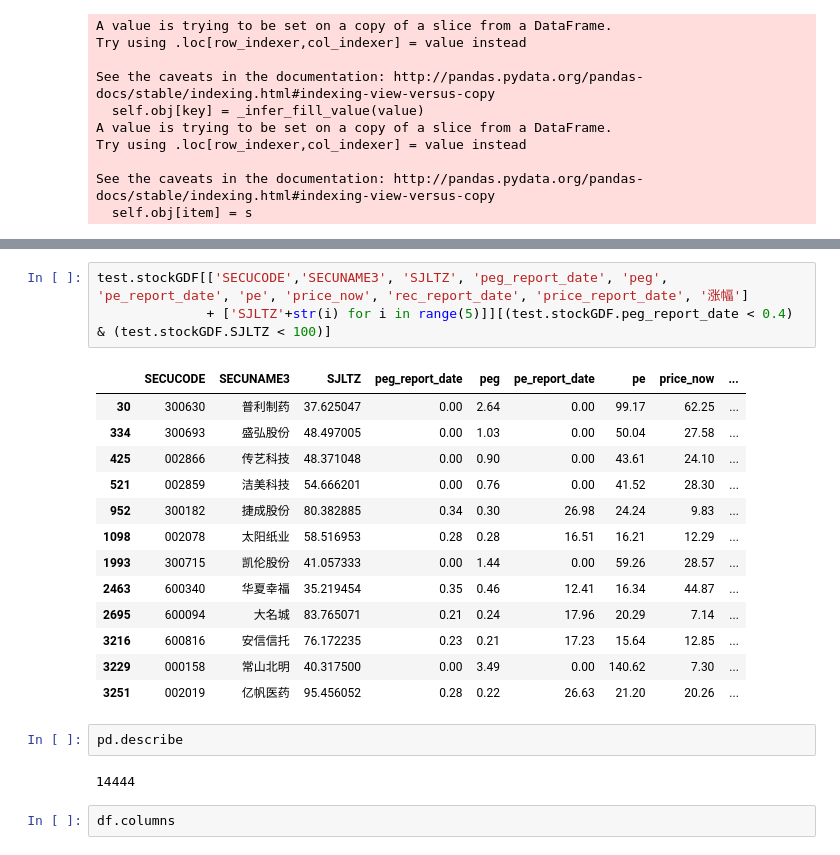
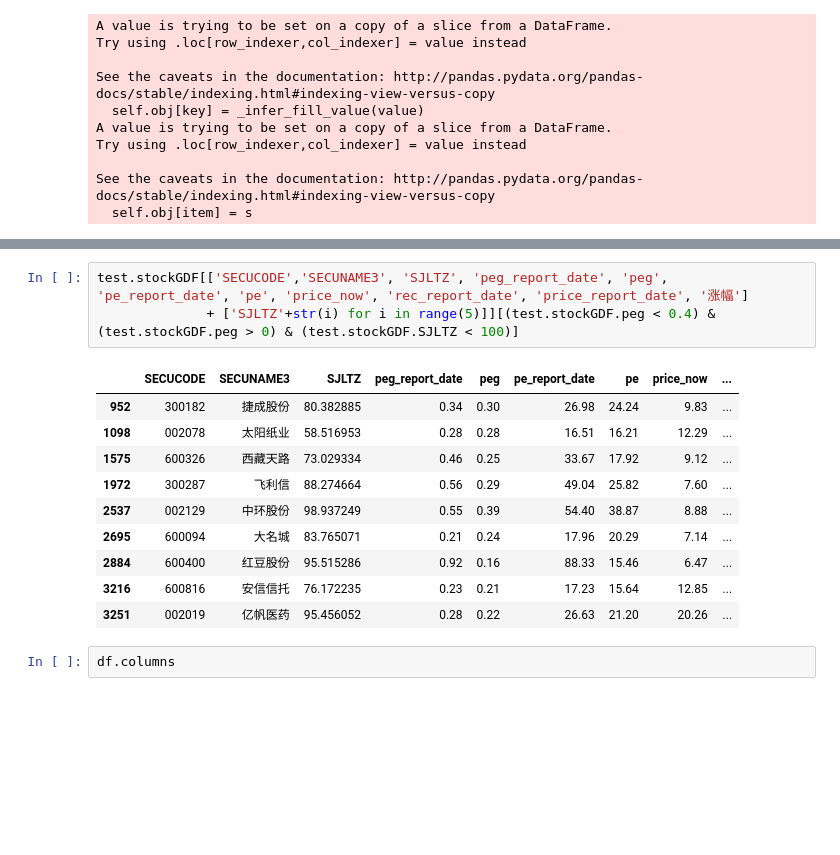
Before and after one commit to lightjl/Anaconda_code, a Jupyter notebook: yjbb.ipynb, the cells around one changed output, grey strips where cells are left out. Drawn from its saved outputs; the diff is of its cells as text; blank space fills up the shorter version.

```diff
--- a/yjbb.ipynb
+++ b/yjbb.ipynb
@@ -90,24 +105,17 @@ See the caveats in the documentation: http://pandas.pydata.org/pandas-docs/stabl
 # %%
 test.stockGDF[['SECUCODE','SECUNAME3', 'SJLTZ', 'peg_report_date', 'peg', 'pe_report_date', 'pe', 'price_now', 'rec_report_date', 'price_report_date', '涨幅']
-              + ['SJLTZ'+str(i) for i in range(5)]][(test.stockGDF.peg_report_date < 0.4) & (test.stockGDF.SJLTZ < 100)]
+              + ['SJLTZ'+str(i) for i in range(5)]][(test.stockGDF.peg < 0.4) & (test.stockGDF.peg > 0) & (test.stockGDF.SJLTZ < 100)]
 # %% [output]
 |  | SECUCODE | SECUNAME3 | SJLTZ | peg_report_date | peg | pe_report_date | pe | price_now | ... |
-| 30 | 300630 | 普利制药 | 37.625047 | 0.00 | 2.64 | 0.00 | 99.17 | 62.25 | ... |
-| 334 | 300693 | 盛弘股份 | 48.497005 | 0.00 | 1.03 | 0.00 | 50.04 | 27.58 | ... |
-| 425 | 002866 | 传艺科技 | 48.371048 | 0.00 | 0.90 | 0.00 | 43.61 | 24.10 | ... |
-| 521 | 002859 | 洁美科技 | 54.666201 | 0.00 | 0.76 | 0.00 | 41.52 | 28.30 | ... |
 | 952 | 300182 | 捷成股份 | 80.382885 | 0.34 | 0.30 | 26.98 | 24.24 | 9.83 | ... |
 | 1098 | 002078 | 太阳纸业 | 58.516953 | 0.28 | 0.28 | 16.51 | 16.21 | 12.29 | ... |
-| 1993 | 300715 | 凯伦股份 | 41.057333 | 0.00 | 1.44 | 0.00 | 59.26 | 28.57 | ... |
-| 2463 | 600340 | 华夏幸福 | 35.219454 | 0.35 | 0.46 | 12.41 | 16.34 | 44.87 | ... |
+| 1575 | 600326 | 西藏天路 | 73.029334 | 0.46 | 0.25 | 33.67 | 17.92 | 9.12 | ... |
+| 1972 | 300287 | 飞利信 | 88.274664 | 0.56 | 0.29 | 49.04 | 25.82 | 7.60 | ... |
+| 2537 | 002129 | 中环股份 | 98.937249 | 0.55 | 0.39 | 54.40 | 38.87 | 8.88 | ... |
 | 2695 | 600094 | 大名城 | 83.765071 | 0.21 | 0.24 | 17.96 | 20.29 | 7.14 | ... |
+| 2884 | 600400 | 红豆股份 | 95.515286 | 0.92 | 0.16 | 88.33 | 15.46 | 6.47 | ... |
 | 3216 | 600816 | 安信信托 | 76.172235 | 0.23 | 0.21 | 17.23 | 15.64 | 12.85 | ... |
-| 3229 | 000158 | 常山北明 | 40.317500 | 0.00 | 3.49 | 0.00 | 140.62 | 7.30 | ... |
 | 3251 | 002019 | 亿帆医药 | 95.456052 | 0.28 | 0.22 | 26.63 | 21.20 | 20.26 | ... |
-# %%
-pd.describe
-# %% [output]
-14444
 # %%
 df.columns
 # %% [output]
```
Also changed, not shown: parts of 2 cells of this notebook, 3 other files.
